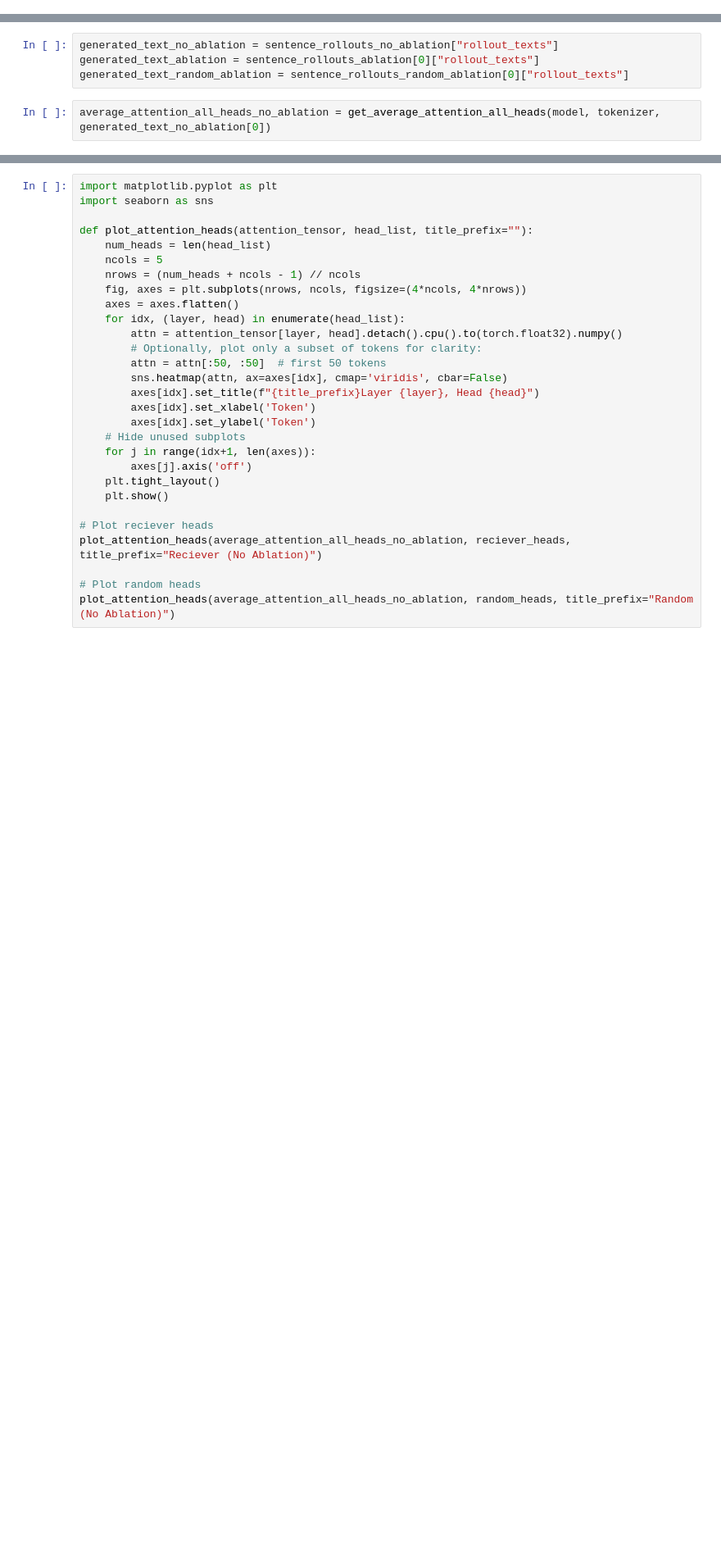
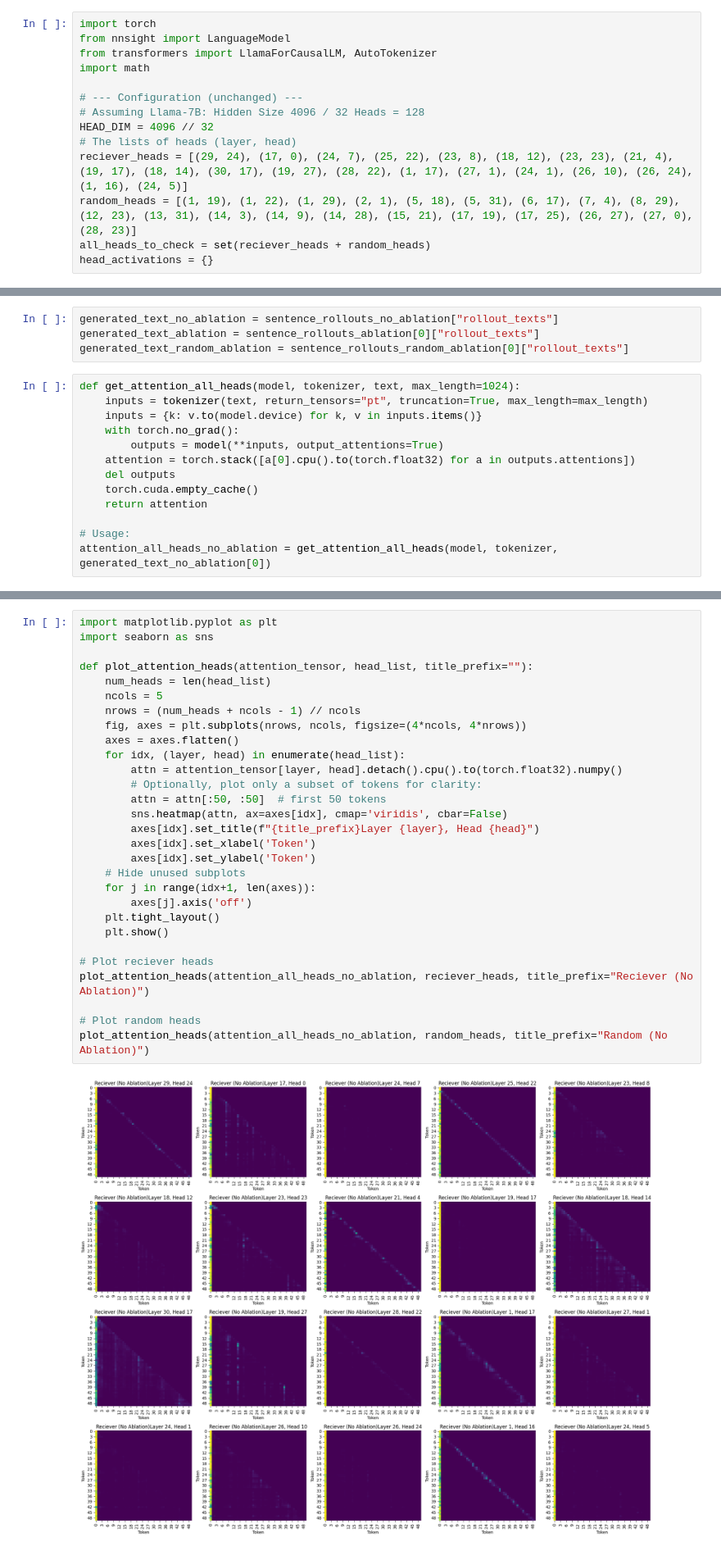
Before and after one commit to Realmbird/cot-counterfactual, a Jupyter notebook: rollout_visualizing_attention_final_answer/anlayze_attention.ipynb, the cells around one changed output, grey strips where cells are left out. Shown at 82% size. Saved outputs shown, nothing was run; the diff lists cells and outputs as text; blank space fills up the shorter version.

```diff
--- a/rollout_visualizing_attention_final_answer/anlayze_attention.ipynb
+++ b/rollout_visualizing_attention_final_answer/anlayze_attention.ipynb
@@ -352,0 +451,14 @@ model = AutoModelForCausalLM.from_pretrained(model_name, output_attentions=True,
+# %%
+import torch
+from nnsight import LanguageModel
+from transformers import LlamaForCausalLM, AutoTokenizer
+import math
+
+# --- Configuration (unchanged) ---
+# Assuming Llama-7B: Hidden Size 4096 / 32 Heads = 128
+HEAD_DIM = 4096 // 32
+# The lists of heads (layer, head)
+reciever_heads = [(29, 24), (17, 0), (24, 7), (25, 22), (23, 8), (18, 12), (23, 23), (21, 4), (19, 17), (18, 14), (30, 17), (19, 27), (28, 22), (1, 17), (27, 1), (24, 1), (26, 10), (26, 24), (1, 16), (24, 5)]
+random_heads = [(1, 19), (1, 22), (1, 29), (2, 1), (5, 18), (5, 31), (6, 17), (7, 4), (8, 29), (12, 23), (13, 31), (14, 3), (14, 9), (14, 28), (15, 21), (17, 19), (17, 25), (26, 27), (27, 0), (28, 23)]
+all_heads_to_check = set(reciever_heads + random_heads)
+head_activations = {}
@@ -355,5 +578,16 @@ generated_text_no_ablation = sentence_rollouts_no_ablation["rollout_texts"]
 generated_text_ablation = sentence_rollouts_ablation[0]["rollout_texts"]
 generated_text_random_ablation = sentence_rollouts_random_ablation[0]["rollout_texts"]
 # %%
-average_attention_all_heads_no_ablation = get_average_attention_all_heads(model, tokenizer, generated_text_no_ablation[0])
+def get_attention_all_heads(model, tokenizer, text, max_length=1024):
+    inputs = tokenizer(text, return_tensors="pt", truncation=True, max_length=max_length)
+    inputs = {k: v.to(model.device) for k, v in inputs.items()}
+    with torch.no_grad():
+        outputs = model(**inputs, output_attentions=True)
+    attention = torch.stack([a[0].cpu().to(torch.float32) for a in outputs.attentions])
+    del outputs
+    torch.cuda.empty_cache()
+    return attention
+
+# Usage:
+attention_all_heads_no_ablation = get_attention_all_heads(model, tokenizer, generated_text_no_ablation[0])
 # %% [output]
@@ -361,29 +595,31 @@ RuntimeError: The size of tensor a (2) must match the size of tensor b (3) at no
 # %%
 import matplotlib.pyplot as plt
 import seaborn as sns
 
 def plot_attention_heads(attention_tensor, head_list, title_prefix=""):
     num_heads = len(head_list)
     ncols = 5
     nrows = (num_heads + ncols - 1) // ncols
     fig, axes = plt.subplots(nrows, ncols, figsize=(4*ncols, 4*nrows))
     axes = axes.flatten()
     for idx, (layer, head) in enumerate(head_list):
         attn = attention_tensor[layer, head].detach().cpu().to(torch.float32).numpy()
         # Optionally, plot only a subset of tokens for clarity:
         attn = attn[:50, :50]  # first 50 tokens
         sns.heatmap(attn, ax=axes[idx], cmap='viridis', cbar=False)
         axes[idx].set_title(f"{title_prefix}Layer {layer}, Head {head}")
         axes[idx].set_xlabel('Token')
         axes[idx].set_ylabel('Token')
     # Hide unused subplots
     for j in range(idx+1, len(axes)):
         axes[j].axis('off')
     plt.tight_layout()
     plt.show()
 
 # Plot reciever heads
-plot_attention_heads(average_attention_all_heads_no_ablation, reciever_heads, title_prefix="Reciever (No Ablation)")
+plot_attention_heads(attention_all_heads_no_ablation, reciever_heads, title_prefix="Reciever (No Ablation)")
 
 # Plot random heads
-plot_attention_heads(average_attention_all_heads_no_ablation, random_heads, title_prefix="Random (No Ablation)")
+plot_attention_heads(attention_all_heads_no_ablation, random_heads, title_prefix="Random (No Ablation)")
+# %% [output]
+[figure, added]
```
Also changed, not shown: parts of 9 cells of this notebook.
